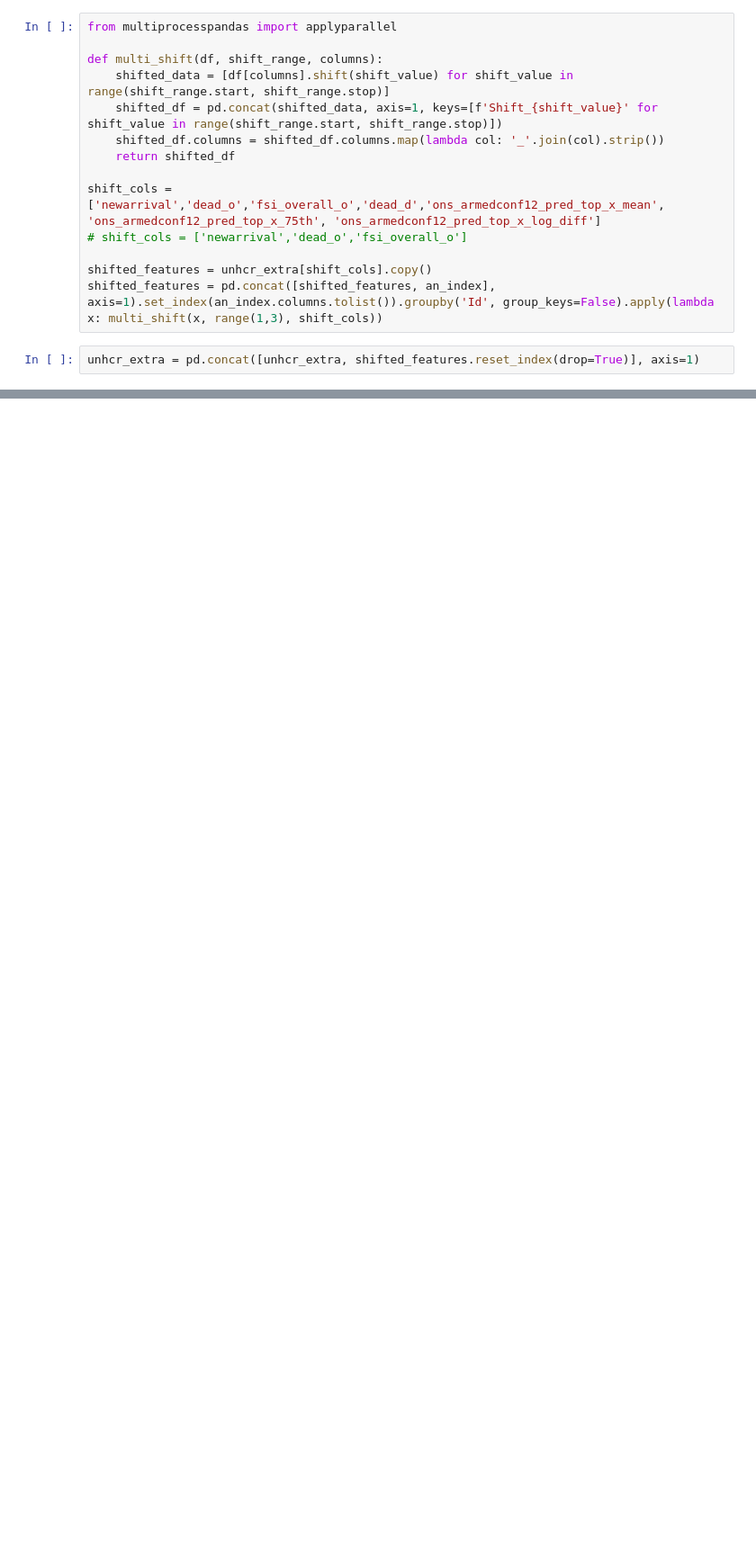
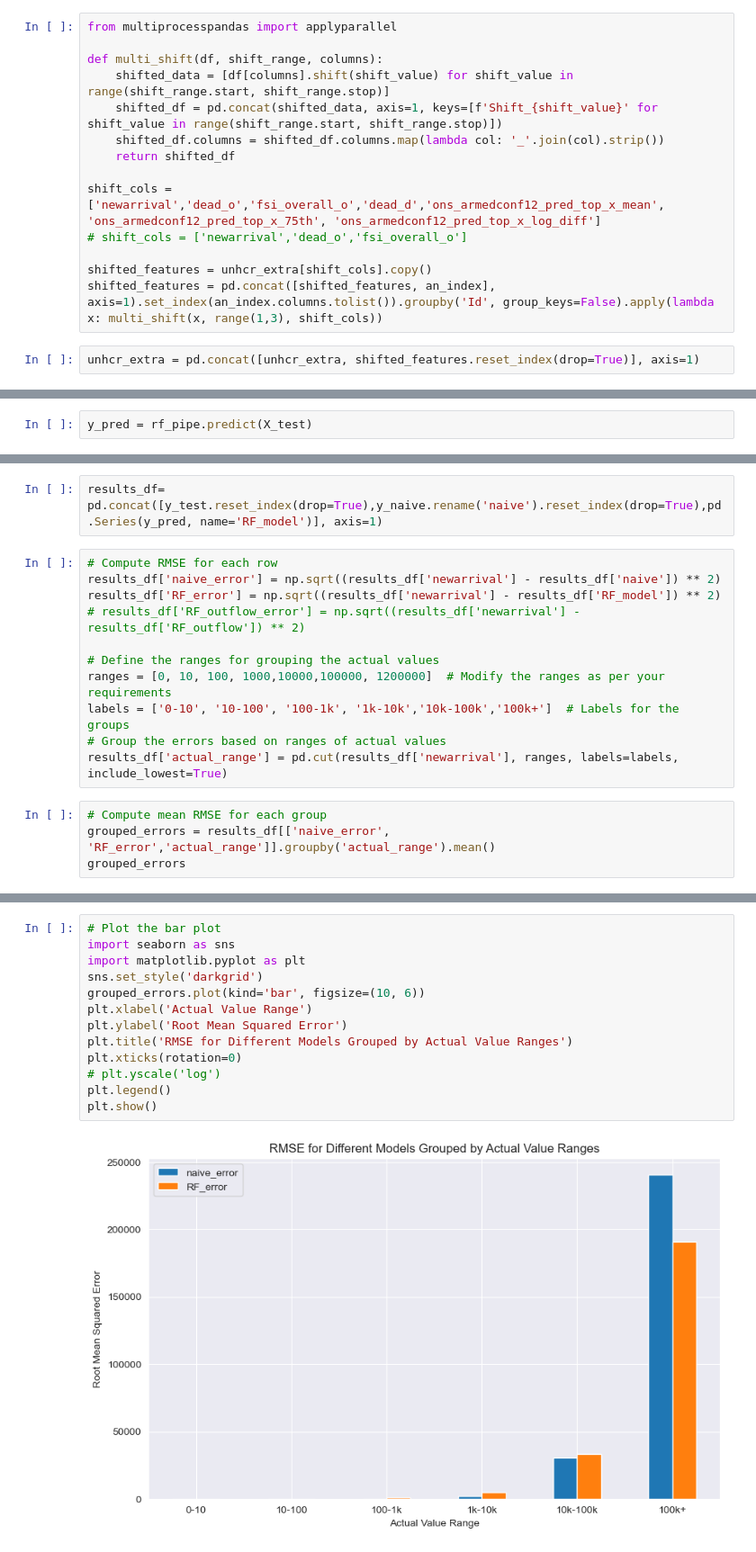
Before and after one commit to 4Freye/refugees, a Jupyter notebook: notebooks/models/04_ef_RF.ipynb, the cells around one changed output, grey strips where cells are left out. Shown at 90% size. Drawn from its saved outputs; the diff is of its cells as text; blank space fills up the shorter version.

Commit message:
uploading RF model for DLA project

```diff
--- a/notebooks/models/04_ef_RF.ipynb
+++ b/notebooks/models/04_ef_RF.ipynb
@@ -319,0 +229,2 @@ array([[ 0.        ,  0.        ,  0.        , ...,  0.06391608,
+# %%
+y_pred = rf_pipe.predict(X_test)
@@ -319,0 +257,17 @@ array([[ 0.        ,  0.        ,  0.        , ...,  0.06391608,
+# %%
+results_df= pd.concat([y_test.reset_index(drop=True),y_naive.rename('naive').reset_index(drop=True),pd.Series(y_pred, name='RF_model')], axis=1)
+# %%
+# Compute RMSE for each row
+results_df['naive_error'] = np.sqrt((results_df['newarrival'] - results_df['naive']) ** 2)
+results_df['RF_error'] = np.sqrt((results_df['newarrival'] - results_df['RF_model']) ** 2)
+# results_df['RF_outflow_error'] = np.sqrt((results_df['newarrival'] - results_df['RF_outflow']) ** 2)
+
+# Define the ranges for grouping the actual values
+ranges = [0, 10, 100, 1000,10000,100000, 1200000]  # Modify the ranges as per your requirements
+labels = ['0-10', '10-100', '100-1k', '1k-10k','10k-100k','100k+']  # Labels for the groups
+# Group the errors based on ranges of actual values
+results_df['actual_range'] = pd.cut(results_df['newarrival'], ranges, labels=labels, include_lowest=True)
+# %%
+# Compute mean RMSE for each group
+grouped_errors = results_df[['naive_error', 'RF_error','actual_range']].groupby('actual_range').mean()
+grouped_errors
@@ -319,0 +283,15 @@ array([[ 0.        ,  0.        ,  0.        , ...,  0.06391608,
+# %%
+# Plot the bar plot
+import seaborn as sns
+import matplotlib.pyplot as plt
+sns.set_style('darkgrid')
+grouped_errors.plot(kind='bar', figsize=(10, 6))
+plt.xlabel('Actual Value Range')
+plt.ylabel('Root Mean Squared Error')
+plt.title('RMSE for Different Models Grouped by Actual Value Ranges')
+plt.xticks(rotation=0)
+# plt.yscale('log')
+plt.legend()
+plt.show()
+# %% [output]
+[figure, added]
```
Also changed, not shown: parts of 20 cells of this notebook.
